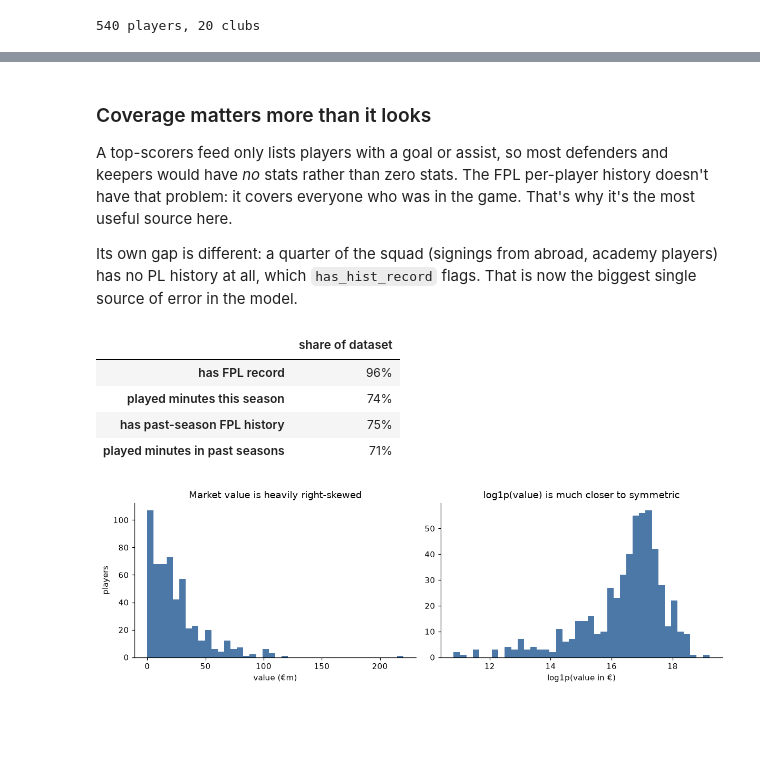
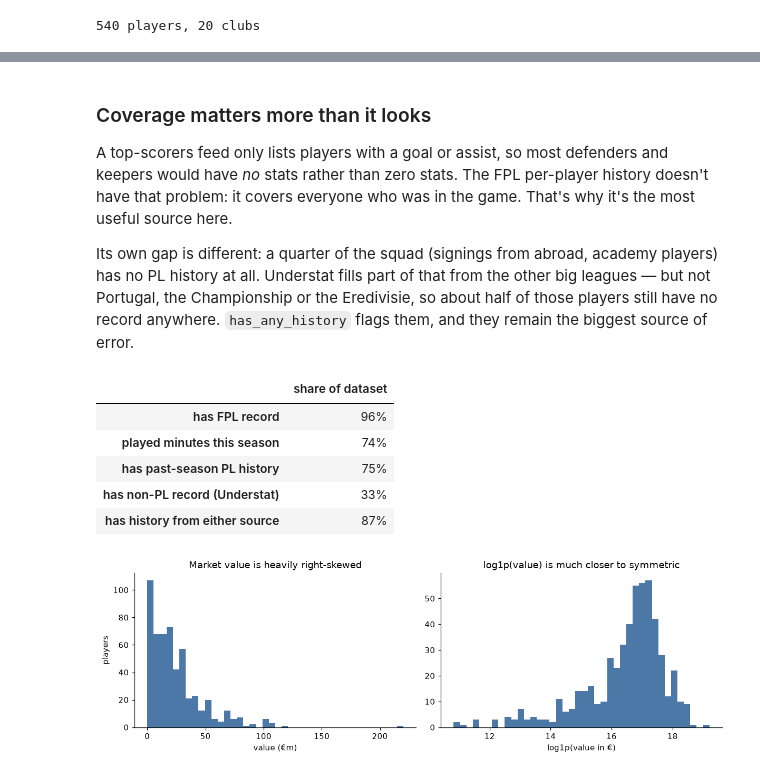
Before and after one commit to mlodyheros/pl-value, a Jupyter notebook: notebooks/01_model_exploration.ipynb, the cells around one changed output, grey strips where cells are left out. Cells and saved outputs as stored; diff of their text form; code cells hidden in the pictures; blank space fills up the shorter version.

```diff
--- a/notebooks/01_model_exploration.ipynb
+++ b/notebooks/01_model_exploration.ipynb
@@ -76,25 +77,28 @@ would have *no* stats rather than zero stats. The FPL per-player history doesn't
 problem: it covers everyone who was in the game. That's why it's the most useful source here.
 
 Its own gap is different: a quarter of the squad (signings from abroad, academy players) has
-no PL history at all, which `has_hist_record` flags. That is now the biggest single source of
-error in the model.
+no PL history at all. Understat fills part of that from the other big leagues — but not
+Portugal, the Championship or the Eredivisie, so about half of those players still have no
+record anywhere. `has_any_history` flags them, and they remain the biggest source of error.
 # %%
 coverage = pd.DataFrame(
     {
         "has FPL record": raw.has_fpl_record.mean(),
         "played minutes this season": (raw.fpl_minutes > 0).mean(),
-        "has past-season FPL history": raw.has_hist_record.mean(),
-        "played minutes in past seasons": (raw.hist_minutes > 0).mean(),
+        "has past-season PL history": raw.has_hist_record.mean(),
+        "has non-PL record (Understat)": raw.has_nonpl_record.mean(),
+        "has history from either source": ((raw.has_hist_record == 1) | (raw.has_nonpl_record == 1)).mean(),
     },
     index=["share of dataset"],
 ).T
 coverage.style.format("{:.0%}")
 # %% [output]
 |  | share of dataset |
 | has FPL record | 96% |
 | played minutes this season | 74% |
-| has past-season FPL history | 75% |
-| played minutes in past seasons | 71% |
+| has past-season PL history | 75% |
+| has non-PL record (Understat) | 33% |
+| has history from either source | 87% |
 # %%
 fig, axes = plt.subplots(1, 2, figsize=(11, 3.6))
 axes[0].hist(df.market_value_eur / 1e6, bins=40, color="#4c78a8")
```
Also changed, not shown: parts of 14 cells of this notebook.
